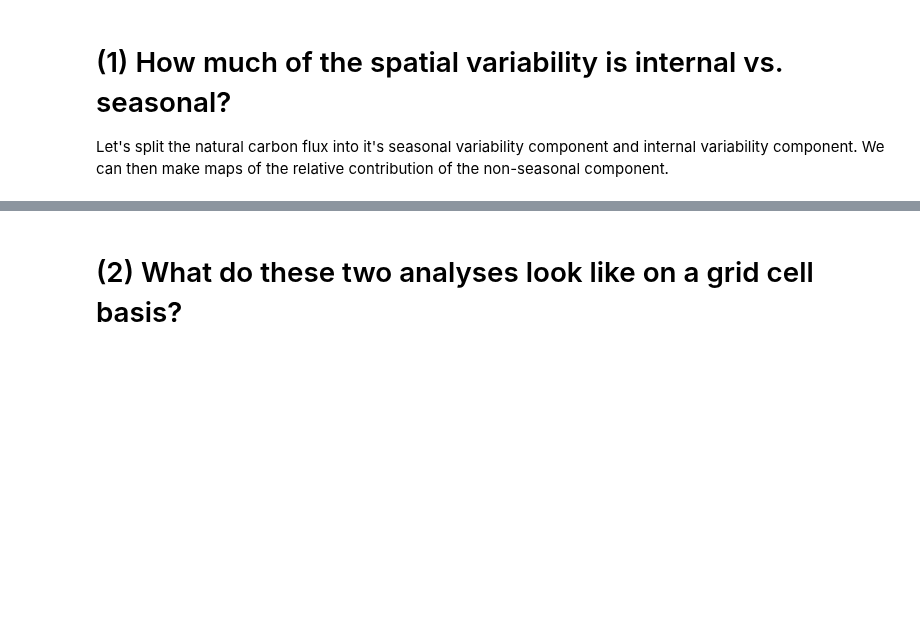
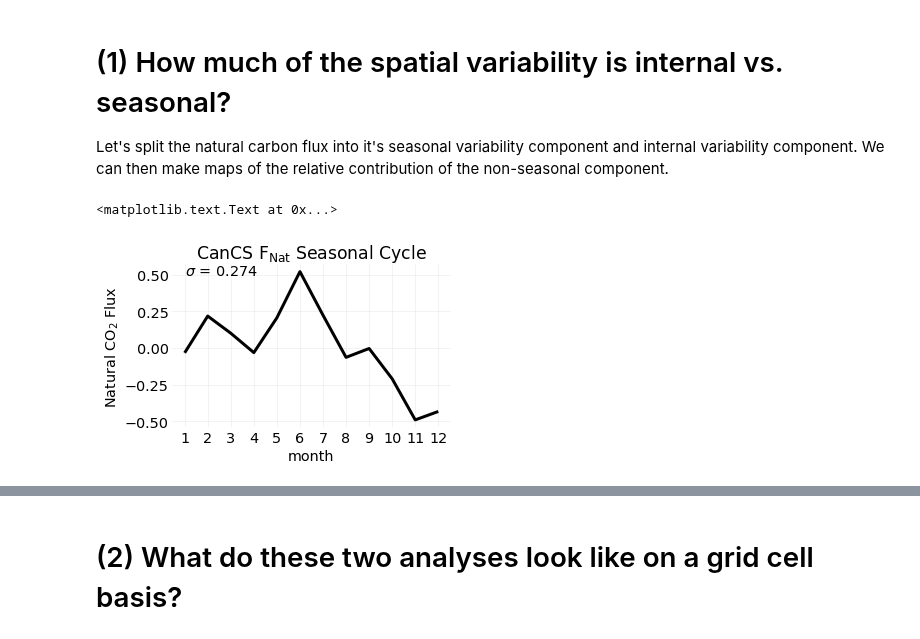
Before and after one commit to bradyrx/EBUS_BGC_Variability, a Jupyter notebook: notebooks/Historical_Characterization/proportional-historical-variance.ipynb, the cells around one changed output, grey strips where cells are left out. Drawn from its saved outputs; the diff is of its cells as text; code cells hidden in the pictures; blank space fills up the shorter version.

```diff
--- a/notebooks/Historical_Characterization/proportional-historical-variance.ipynb
+++ b/notebooks/Historical_Characterization/proportional-historical-variance.ipynb
@@ -115,25 +53,33 @@ ant_mean, ant_resid, ant_total = load_in_filtered_data('FG_ANT_CO2', EBU, AW=Fal
 # (1) How much of the spatial variability is internal vs. seasonal?
 Let's split the natural carbon flux into it's seasonal variability component and internal variability component. We can then make maps of the relative contribution of the non-seasonal component.
 # %%
-EBU = 'CalCS'
+EBU = 'CanCS'
 # %%
 # Start by illustrating the methodology on a box-averaged situation to prove you're doing it right.
 nat_mean, nat_resid, nat_total = load_in_filtered_data('FG_ALT_CO2', EBU)
 
-# Detrend to get a zero-centered seasonality.
-nat_seasonal_cycle = nat_mean.apply(remove_polynomial_fit)
+# Now have a function in my package to do the whole process. Compared with
+# the step-by-step and it works.
+s_magnitude = nat_mean.apply(et.ufunc.seasonal_magnitude)
+s_magnitude = s_magnitude['FG_ALT_CO2_AW']
 
-# Compute the "average" seasonal cycle
-nat_seasonality = nat_seasonal_cycle.groupby('time.month').mean(dim='time')
-
-# Compute the magnitude of this seasonal cycle.
-s_magnitude = nat_seasonality['FG_ALT_CO2_AW'].std()
+# And the internal variability...
+r_magnitude = nat_resid['FG_ALT_CO2_AW'].std(dim='time').mean()
+# %%
+# Compute the seasonality component for graphing purposes.
+detrended = nat_mean.apply(et.ufunc.remove_polynomial_fit)
+nat_seasonality = detrended.groupby('time.month').mean()
 # %%
+
+
 fig = plt.figure(figsize=(5,3))
 ax = plt.subplot(111)
 nat_seasonality['FG_ALT_CO2_AW'].plot(color='k')
 ax.set(title=EBU + ' F$_{\mathrm{Nat}}$ Seasonal Cycle',
        xticks=np.arange(1,13,1), ylabel='Natural CO$_{2}$ Flux')
-ax.text(1, 1, '$\sigma$ = ' + str(s_magnitude.values.round(3)), size='x-large')
+ax.text(1, 0.5, '$\sigma$ = ' + str(s_magnitude.values.round(3)), size='x-large')
 #plt.savefig(EBU + '_Seasonal_Cycle.png', transparent=True, dpi=300,
 #            bbox_inches='tight', pad_inches=1)
+# %% [output]
+<matplotlib.text.Text at 0x...>
+[figure, added]
```
Also changed, not shown: parts of 17 cells of this notebook, 15 other files.
